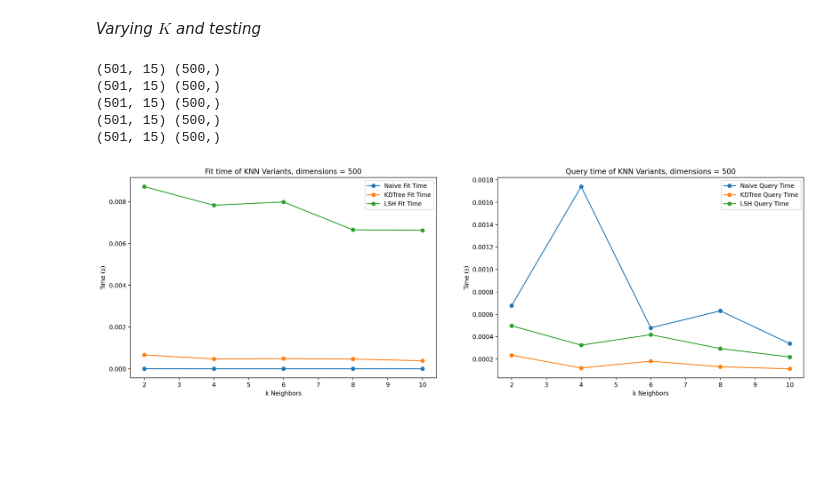
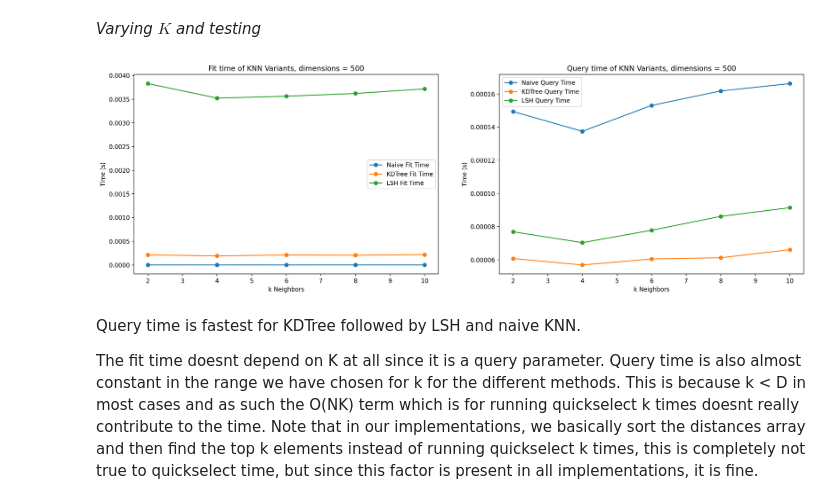
Before and after one commit to HarinarayanJ/ML-Assignment-4, a Jupyter notebook: Assignment4_Q2.ipynb, the cells around one changed output. Drawn from its saved outputs; the diff is of its cells as text; code cells hidden in the pictures; blank space fills up the shorter version.

```diff
--- a/Assignment4_Q2.ipynb
+++ b/Assignment4_Q2.ipynb
@@ -156,10 +157,9 @@ plt.show()
 # %%
 class LSH:
-    def __init__(self, n_projections=10, n_neighbors=5, radomn_seed = 42):
+    def __init__(self, n_projections=10, radomn_seed = 42):
         self.random_seed = radomn_seed
         np.random.seed(radomn_seed)
         self.n_projections = n_projections
-        self.n_neighbors = n_neighbors
         self.projections = None
         self.hash_table = {}
 
@@ -187,7 +187,6 @@ class LSH:
     def query(self, query_pt, k=1):
         np.random.seed(self.random_seed)
         query_pt_ = np.hstack([1, query_pt])
-        print(self.projections.shape, query_pt.shape)
         projs = query_pt_ @ self.projections
         hash__ = ''.join('1' if i > 0 else '0' for i in list(projs))
         if hash__ not in self.hash_table:
@@ -207,7 +206,7 @@ naive_2d_lshfalse = NaiveKNN()
 naive_2d_lshfalse.fit(X)
 naive_indices = naive_2d_lshfalse.query(query_pt, k=4)
 
-lsh = LSH(n_projections=3, n_neighbors=2, radomn_seed=42)
+lsh = LSH(n_projections=4, radomn_seed=42)
 lsh.fit(X)
 
 neighbors = lsh.query(query_pt, k=4)
@@ -220,7 +219,7 @@ ax.scatter(X[naive_indices, 0], X[naive_indices, 1], color='blue', label="Actual
 for i in range(lsh.n_projections):
     intercept = -lsh.projections[0, i]/lsh.projections[2, i]
     slope = -lsh.projections[1, i] / lsh.projections[2, i]
-    x_values = np.linspace(np.min(X, axis = 0), 3, 100)
+    x_values = np.linspace(np.min(X, axis = 0), np.max(X, axis = 0), 100)
     plt.plot(x_values, slope * x_values + intercept, linestyle='--', color='gray')
 
 ax.set_title('LSH 2D Test')
@@ -347,53 +357,61 @@ dataset_sizes = [10000]
 dimensions = 500
 vary_k = [2, 4, 6, 8, 10]
 
-X = np.random.randn(n,dimensions)
+X = np.random.randn(n, dimensions)
 query_pt = np.random.randn(dimensions)
 naive_times = []
 kdtree_times = []
 lsh_times = []
+n_iterations = 50
+
 for n_neighbors in vary_k:
+    naive_time_accum = np.zeros(4)
+    kdtree_time_accum = np.zeros(4)
+    lsh_time_accum = np.zeros(4)
 
-    naive_knn = NaiveKNN()
-    kdtree = KDTree(min_samples_split=15)
-    lsh = LSH(n_projections = 15, n_neighbors=n_neighbors, radomn_seed=42)
+    for _ in range(n_iterations):
+        naive_knn = NaiveKNN()
+        kdtree = KDTree(min_samples_split=15)
+        lsh = LSH(n_projections=15, radomn_seed=42)
 
-    naive_time = benchmark_knn(naive_knn, X, query_pt, n_neighbors)
-    kdtree_time = benchmark_knn(kdtree, X, query_pt, n_neighbors)
-    lsh_time = benchmark_knn(lsh, X, query_pt, n_neighbors)
+        naive_time = benchmark_knn(naive_knn, X, query_pt, n_neighbors)
+        kdtree_time = benchmark_knn(kdtree, X, query_pt, n_neighbors)
+        lsh_time = benchmark_knn(lsh, X, query_pt, n_neighbors)
 
-    naive_times.append(naive_time)
-    kdtree_times.append(kdtree_time)
-    lsh_times.append(lsh_time)
+        naive_time_accum += np.array(naive_time)
+        kdtree_time_accum += np.array(kdtree_time)
+        lsh_time_accum += np.array(lsh_time)
 
+    naive_times.append(naive_time_accum / n_iterations)
+    kdtree_times.append(kdtree_time_accum / n_iterations)
+    lsh_times.append(lsh_time_accum / n_iterations)
 
 naive_times = np.array(naive_times)
 kdtree_times = np.array(kdtree_times)
 lsh_times = np.array(lsh_times)
 
 fig, (ax1, ax2) = plt.subplots(1, 2, figsize=(20, 6))
 
 ax1.plot(vary_k, naive_times[:, 0], label="Naive Fit Time", marker='o')
 ax1.plot(vary_k, kdtree_times[:, 0], label="KDTree Fit Time", marker='o')
 ax1.plot(vary_k, lsh_times[:, 0], label="LSH Fit Time", marker='o')
 ax1.set_xlabel("k Neighbors")
 ax1.set_ylabel("Time (s)")
 ax1.set_title(f"Fit time of KNN Variants, dimensions = {dimensions}")
 ax1.legend()
 
 ax2.plot(vary_k, naive_times[:, 1], label="Naive Query Time", marker='o')
 ax2.plot(vary_k, kdtree_times[:, 1], label="KDTree Query Time", marker='o')
 ax2.plot(vary_k, lsh_times[:, 1], label="LSH Query Time", marker='o')
 ax2.set_xlabel("k Neighbors")
 ax2.set_ylabel("Time (s)")
 ax2.set_title(f"Query time of KNN Variants, dimensions = {dimensions}")
 ax2.legend()
 
 plt.show()
 # %% [output]
-(501, 15) (500,)
-(501, 15) (500,)
-(501, 15) (500,)
-(501, 15) (500,)
-(501, 15) (500,)
-[figure, old version]
+[figure, new version]
+# %% [markdown]
+Query time is fastest for KDTree followed by LSH and naive KNN.
+
+The fit time doesnt depend on K at all since it is a query parameter. Query time is also almost constant in the range we have chosen for k for the different methods. This is because k < D in most cases and as such the O(NK) term which is for running quickselect k times doesnt really contribute to the time. Note that in our implementations, we basically sort the distances array and then find the top k elements instead of running quickselect k times, this is completely not true to quickselect time, but since this factor is present in all implementations, it is fine.
```
Also changed, not shown: parts of 5 cells of this notebook.
